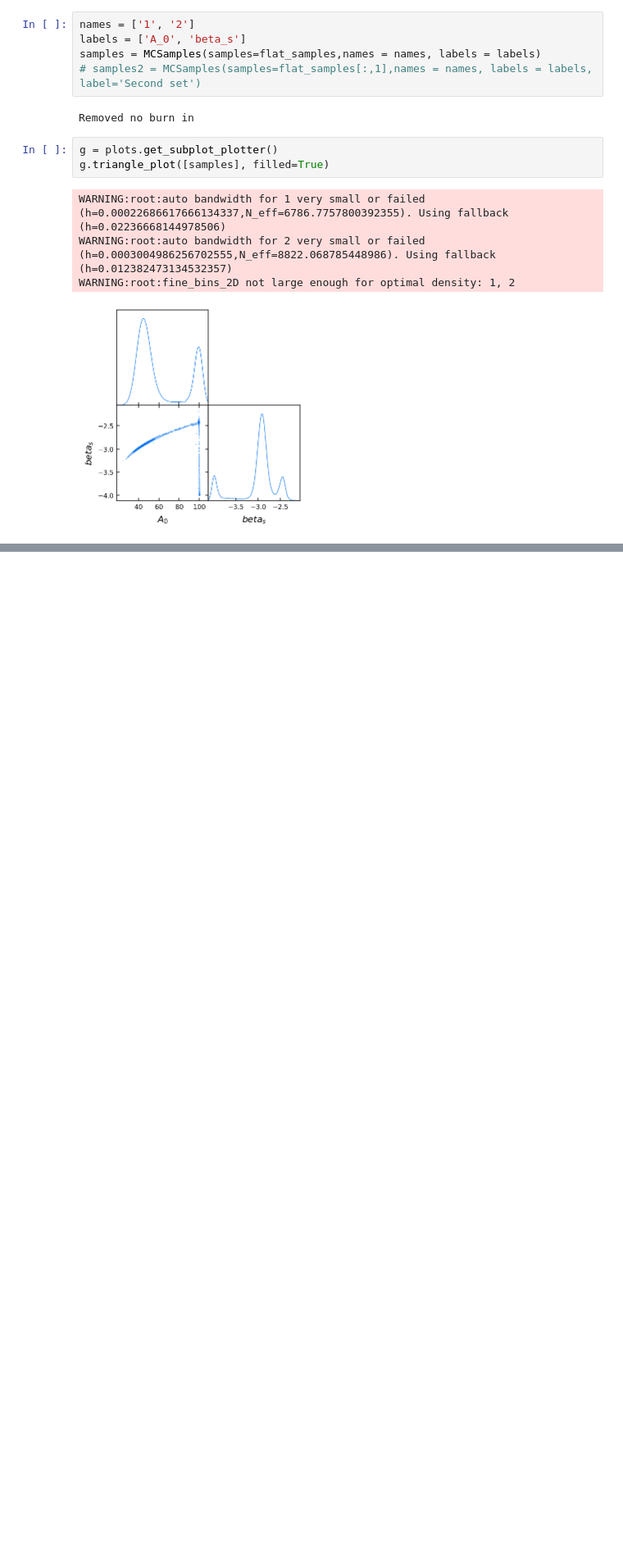
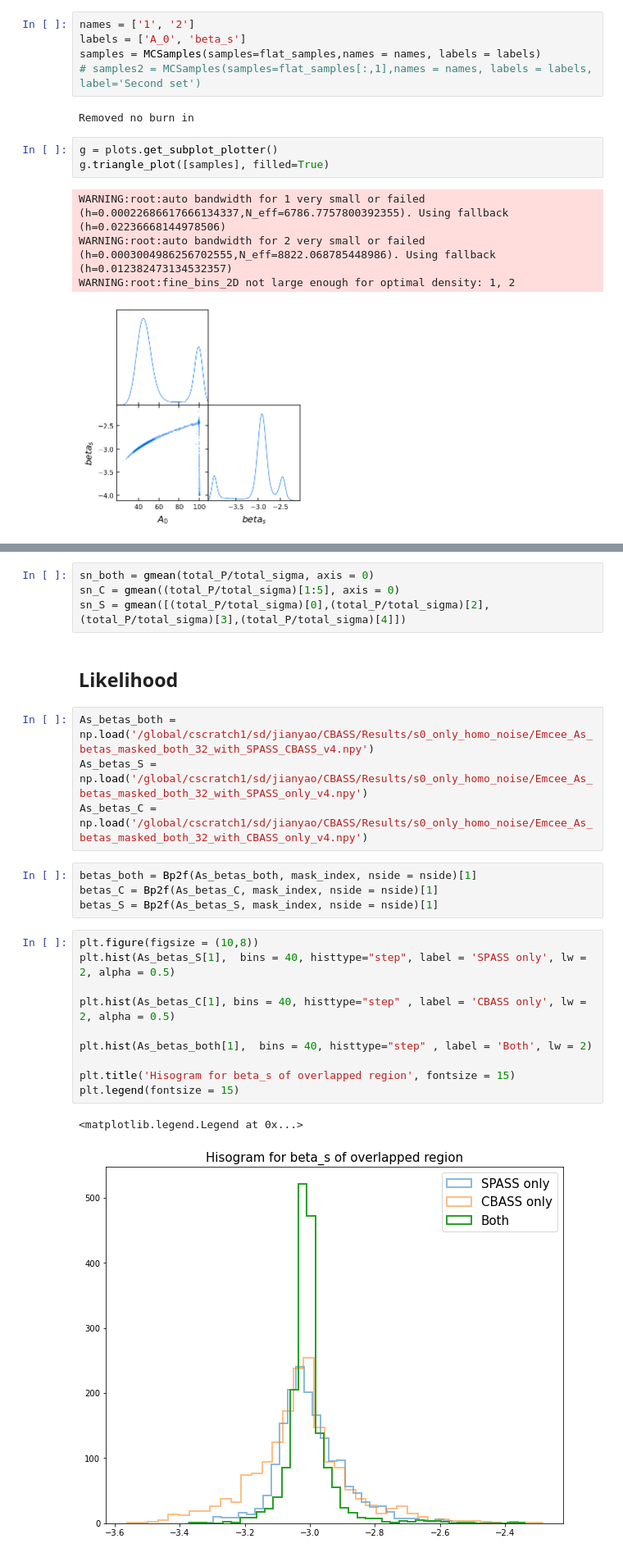
Before and after one commit to yaojian95/Beta_s, a Jupyter notebook: PYMC3.ipynb, the cells around one changed output, grey strips where cells are left out. Shown: that part at 82% size. Drawn from its saved outputs; the diff is of its cells as text; blank space fills up the shorter version.

```diff
--- a/PYMC3.ipynb
+++ b/PYMC3.ipynb
@@ -142,0 +206,27 @@ with model:
+# %%
+sn_both = gmean(total_P/total_sigma, axis = 0)
+sn_C = gmean((total_P/total_sigma)[1:5], axis = 0)
+sn_S = gmean([(total_P/total_sigma)[0],(total_P/total_sigma)[2],(total_P/total_sigma)[3],(total_P/total_sigma)[4]])
+# %% [markdown]
+## Likelihood
+# %%
+As_betas_both = np.load('/global/cscratch1/sd/jianyao/CBASS/Results/s0_only_homo_noise/Emcee_As_betas_masked_both_32_with_SPASS_CBASS_v4.npy')
+As_betas_S = np.load('/global/cscratch1/sd/jianyao/CBASS/Results/s0_only_homo_noise/Emcee_As_betas_masked_both_32_with_SPASS_only_v4.npy')
+As_betas_C = np.load('/global/cscratch1/sd/jianyao/CBASS/Results/s0_only_homo_noise/Emcee_As_betas_masked_both_32_with_CBASS_only_v4.npy')
+# %%
+betas_both = Bp2f(As_betas_both, mask_index, nside = nside)[1]
+betas_C = Bp2f(As_betas_C, mask_index, nside = nside)[1]
+betas_S = Bp2f(As_betas_S, mask_index, nside = nside)[1]
+# %%
+plt.figure(figsize = (10,8))
+plt.hist(As_betas_S[1],  bins = 40, histtype="step", label = 'SPASS only', lw = 2, alpha = 0.5)
+
+plt.hist(As_betas_C[1], bins = 40, histtype="step" , label = 'CBASS only', lw = 2, alpha = 0.5)
+
+plt.hist(As_betas_both[1],  bins = 40, histtype="step" , label = 'Both', lw = 2)
+
+plt.title('Hisogram for beta_s of overlapped region', fontsize = 15)
+plt.legend(fontsize = 15)
+# %% [output]
+<matplotlib.legend.Legend at 0x...>
+[figure, added]
```
Also changed, not shown: parts of 34 cells of this notebook.
